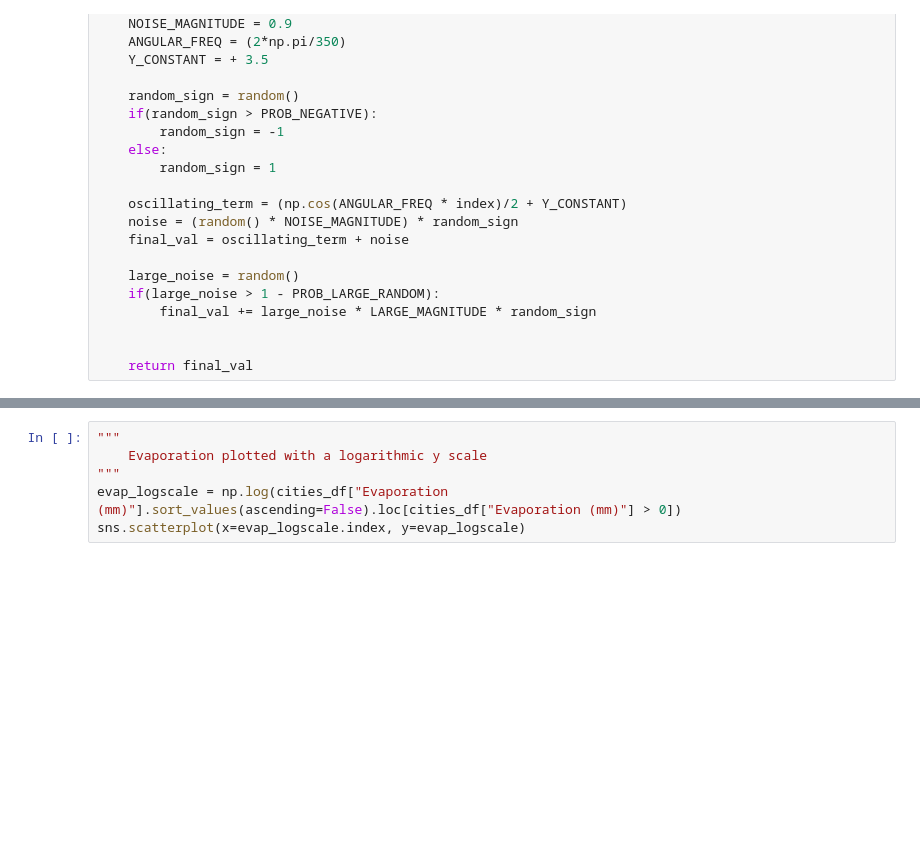
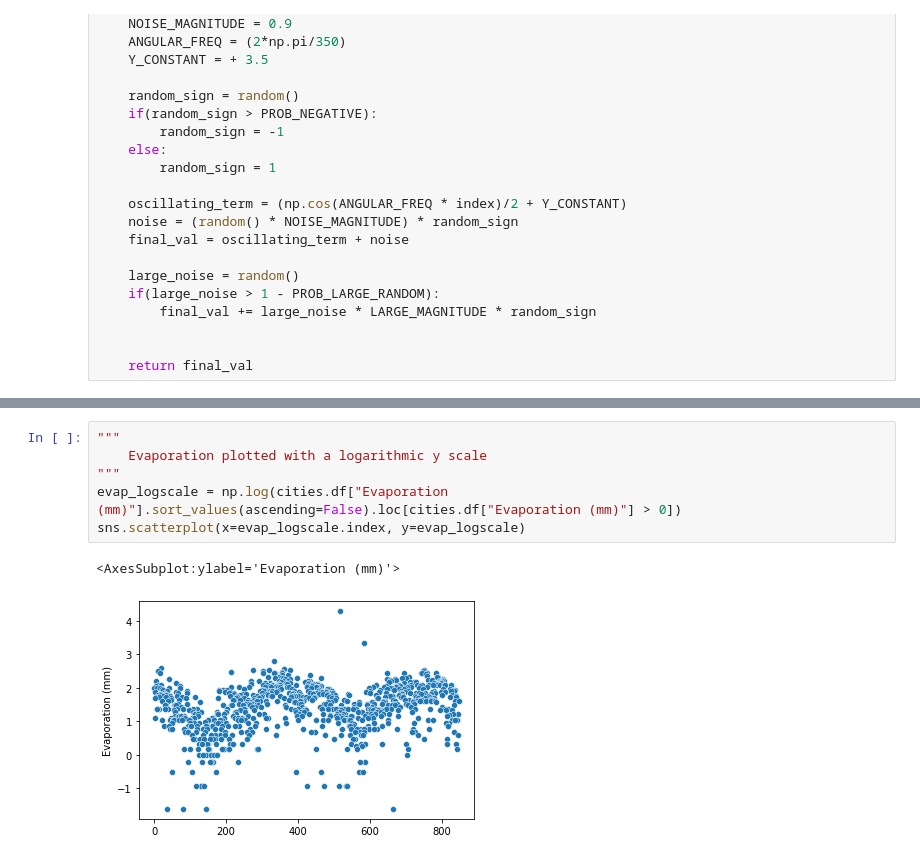
Before and after one commit to sha256yan/weather_analysis, a Jupyter notebook: plotting.ipynb, the cells around one changed output, grey strips where cells are left out. Cells and saved outputs as stored; diff of their text form; blank space fills up the shorter version.

```diff
--- a/plotting.ipynb
+++ b/plotting.ipynb
@@ -64,6 +106,9 @@ sns.scatterplot(x=rainfall_logscale.index, y=rainfall_logscale)
 # %%
 """
     Evaporation plotted with a logarithmic y scale
 """
-evap_logscale = np.log(cities_df["Evaporation (mm)"].sort_values(ascending=False).loc[cities_df["Evaporation (mm)"] > 0])
+evap_logscale = np.log(cities.df["Evaporation (mm)"].sort_values(ascending=False).loc[cities.df["Evaporation (mm)"] > 0])
 sns.scatterplot(x=evap_logscale.index, y=evap_logscale)
+# %% [output]
+<AxesSubplot:ylabel='Evaporation (mm)'>
+[figure, added]
```
Also changed, not shown: parts of 14 cells of this notebook, 3 other files.
